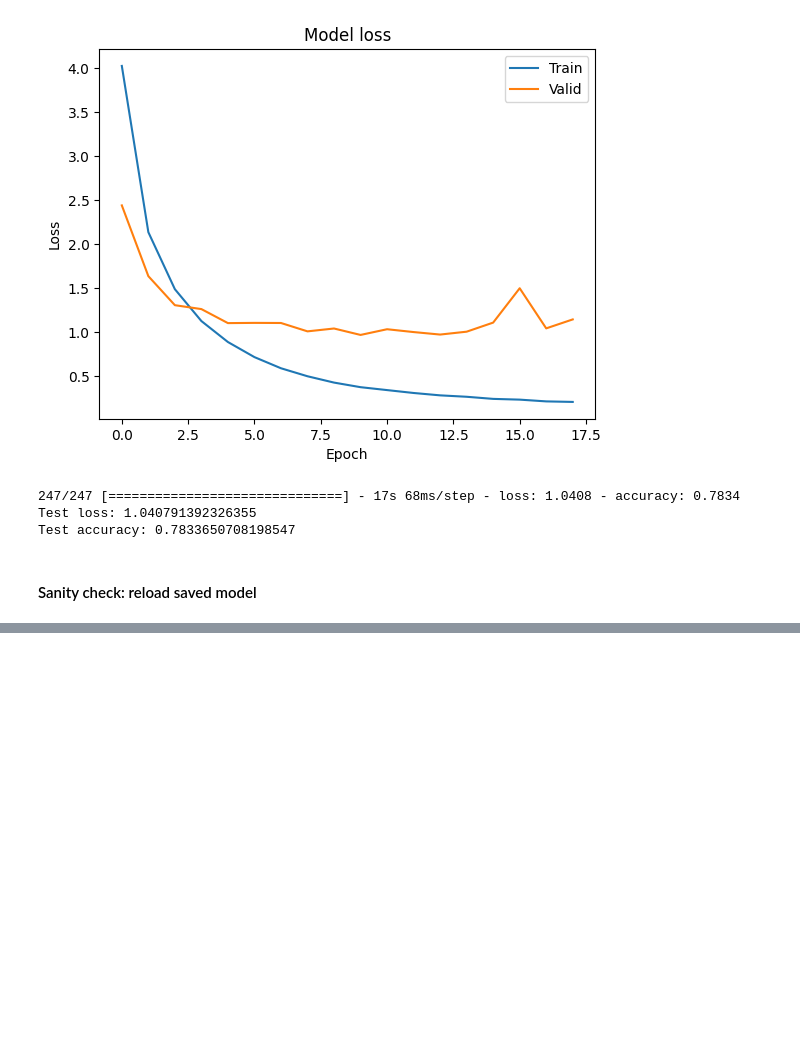
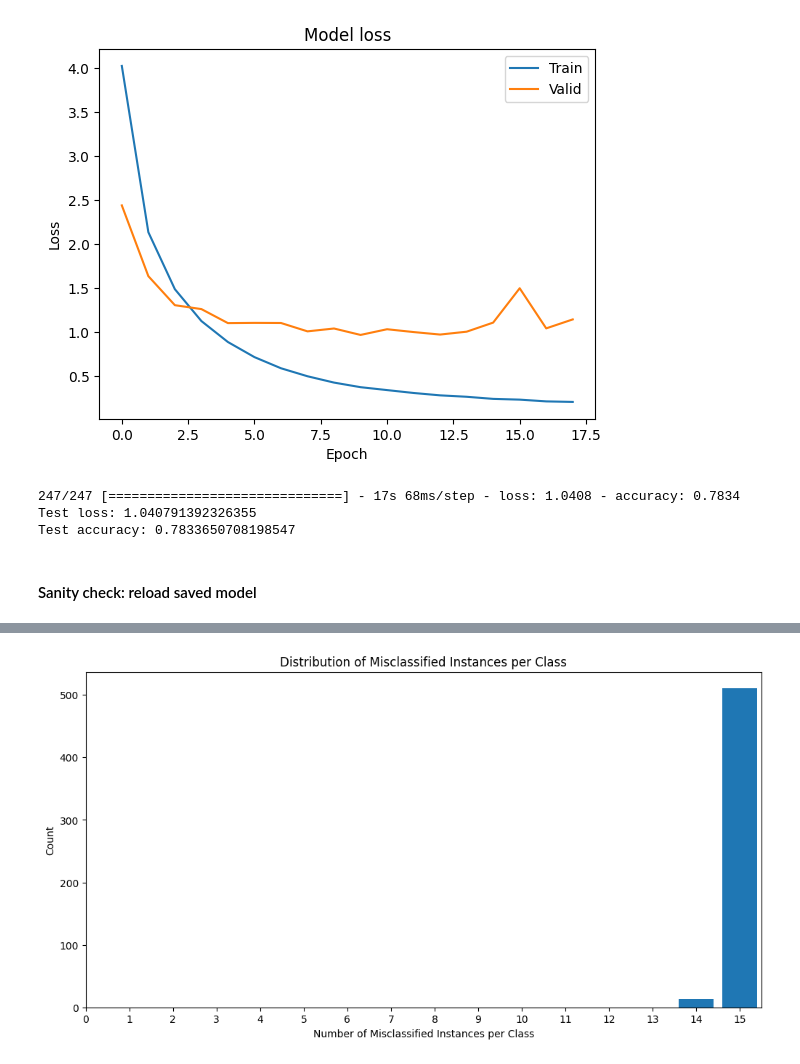
Before and after one commit to tgr213/ML-Bird-Project, a Jupyter notebook: CNN_not_pretrained/bayesian-optimization/CNN_not_pretrained_bayesian_80.ipynb, the cells around one changed output, grey strips where cells are left out. Cells and saved outputs as stored; diff of their text form; code cells hidden in the pictures; blank space fills up the shorter version.

Commit message:
Update non-pretrained CNN misclassification results

```diff
--- a/CNN_not_pretrained/bayesian-optimization/CNN_not_pretrained_bayesian_80.ipynb
+++ b/CNN_not_pretrained/bayesian-optimization/CNN_not_pretrained_bayesian_80.ipynb
@@ -560,0 +593,17 @@ Test accuracy: 0.7833650708198547
+# %%
+from collections import Counter
+
+# Calculate the distribution of misclassified instances per class
+misclassified_distribution = Counter(misclassified_counts)
+
+# Plot the histogram
+plt.figure(figsize=(12, 6))
+plt.bar(list(misclassified_distribution.keys()), misclassified_distribution.values(), align='center')
+plt.xlabel('Number of Misclassified Instances per Class')
+plt.ylabel('Count')
+plt.title('Distribution of Misclassified Instances per Class')
+plt.xticks(range(max(misclassified_distribution.keys()) + 1))
+plt.savefig('/kaggle/Misclassification_bayesian_80.png', dpi = 300, bbox_inches = 'tight', facecolor = 'white')
+plt.show()
+# %% [output]
+[figure, added]
```
Also changed, not shown: parts of 7 cells of this notebook, 1 other file.
